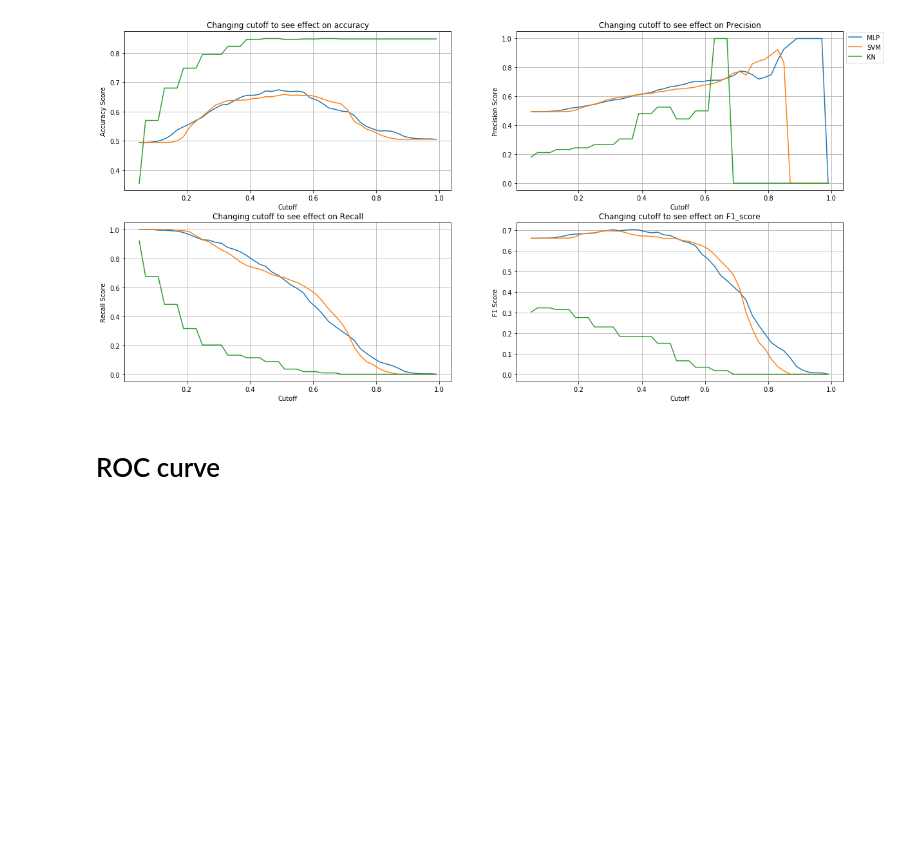
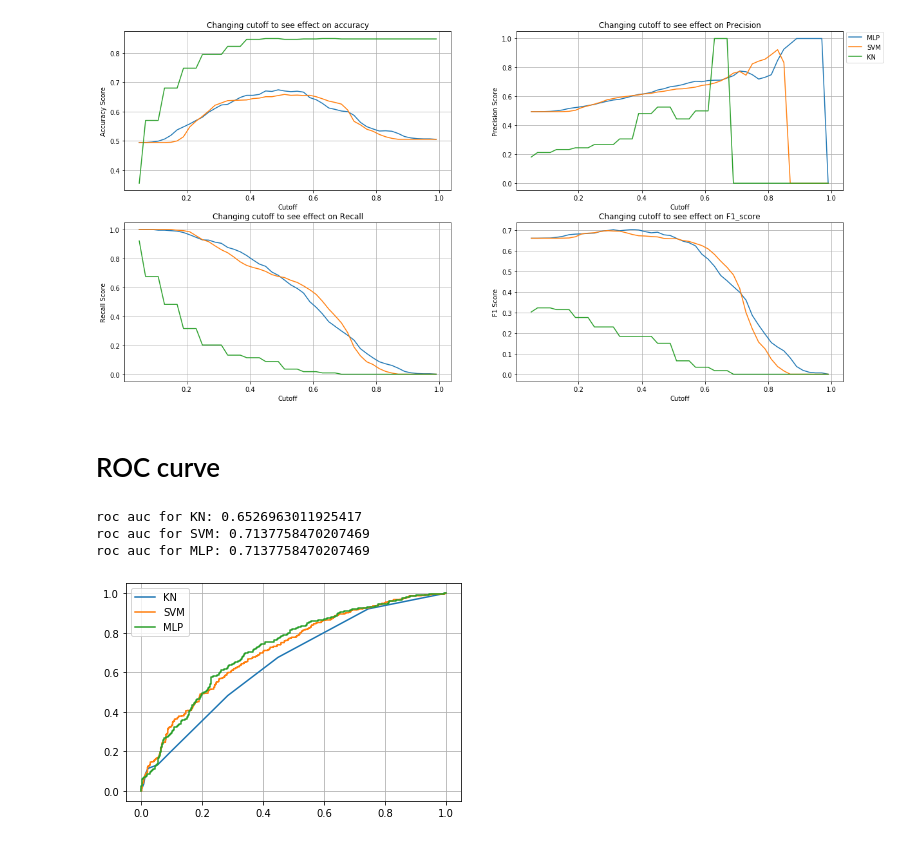
Before and after one commit to ljhowell/machine-learning_CHD, a Jupyter notebook: Comparison_of_models.ipynb, the cells around one changed output. Saved outputs shown, nothing was run; the diff lists cells and outputs as text; code cells hidden in the pictures; blank space fills up the shorter version.

Commit message:
ROC curve for comparison

```diff
--- a/Comparison_of_models.ipynb
+++ b/Comparison_of_models.ipynb
@@ -174,7 +184,11 @@ def SVM_opt(dataset, v=0):
             results_SVM.append(performance(SVM, X_test, y_test,cutoff=cutoff, output='All'))
         results_SVM = pd.DataFrame(results_SVM,columns=['accuracy','precision','recall','f1'])
 
-    return results_SVM
+
+    y_pred_prob_yes=SVM.predict_proba(X_test)
+
+
+    return results_SVM, y_pred_prob_yes, y_test
 # %%
 #function created with optimised MLP algorithm - SMOTE still needed to add
 def multilayer_opt(dataset, v=0):
@@ -211,5 +225,14 @@ def multilayer_opt(dataset, v=0):
             results_MLP.append(performance(MLP, X_test, y_test,cutoff=cutoff, output='All'))
         results_MLP = pd.DataFrame(results_MLP,columns=['accuracy','precision','recall','f1'])
 
-        print(results_MLP)
-    return results_MLP
+
+
+    y_pred_prob_yes=MLP.predict_proba(X_test)
+
+
+    return results_MLP, y_pred_prob_yes, y_test
+# %%
+#Run all alogrithms on dataset
+resultsKN, ROC_KN, y_test_KN = k_neighbors_opt(dataset, v=1)
+resultsSVM, ROC_SVM, y_test_SVM = SVM_opt(dataset, v=1)
+resultsMLP, ROC_MLP, y_test_MLP = multilayer_opt(dataset, v=1)
@@ -327,0 +348,27 @@ plt.legend()
+# %%
+#ROC CURVE
+
+#K-Neighbors
+fpr, tpr, thresholds = roc_curve(y_test_KN, ROC_KN[:,1])
+plt.plot(fpr,tpr,label ='KN')
+print('roc auc for KN:',roc_auc_score(y_test_KN,ROC_KN[:,1]))
+
+#SVM
+fpr, tpr, thresholds = roc_curve(y_test_SVM, ROC_SVM[:,1])
+plt.plot(fpr,tpr,label ='SVM')
+print('roc auc for SVM:',roc_auc_score(y_test_SVM,ROC_SVM[:,1]))
+
+
+#MLP
+fpr, tpr, thresholds = roc_curve(y_test_MLP, ROC_MLP[:,1])
+plt.plot(fpr,tpr,label ='MLP')
+print('roc auc for MLP:',roc_auc_score(y_test_MLP,ROC_SVM[:,1]))
+
+
+plt.legend()
+plt.grid()
+# %% [output]
+roc auc for KN: 0.6526963011925417
+roc auc for SVM: 0.7137758470207469
+roc auc for MLP: 0.7137758470207469
+[figure, added]
```
Also changed, not shown: parts of 7 cells of this notebook.
